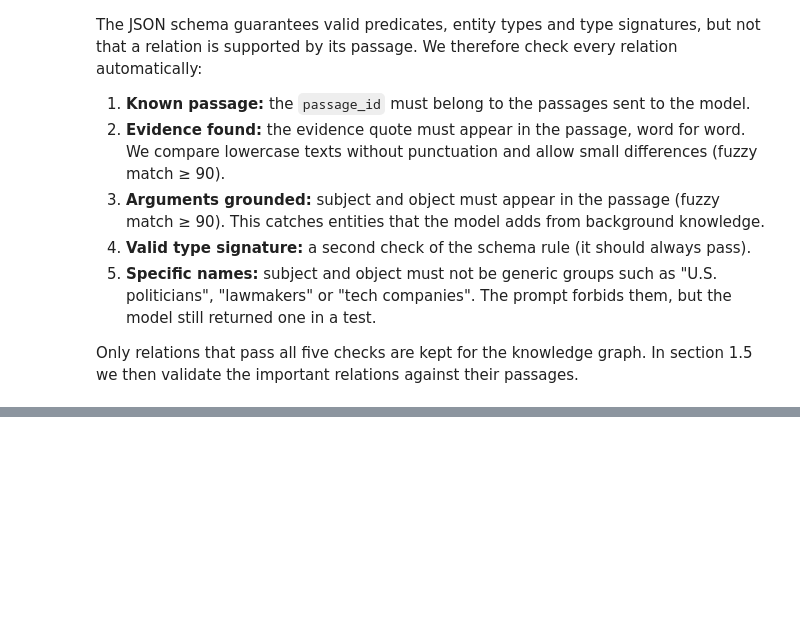
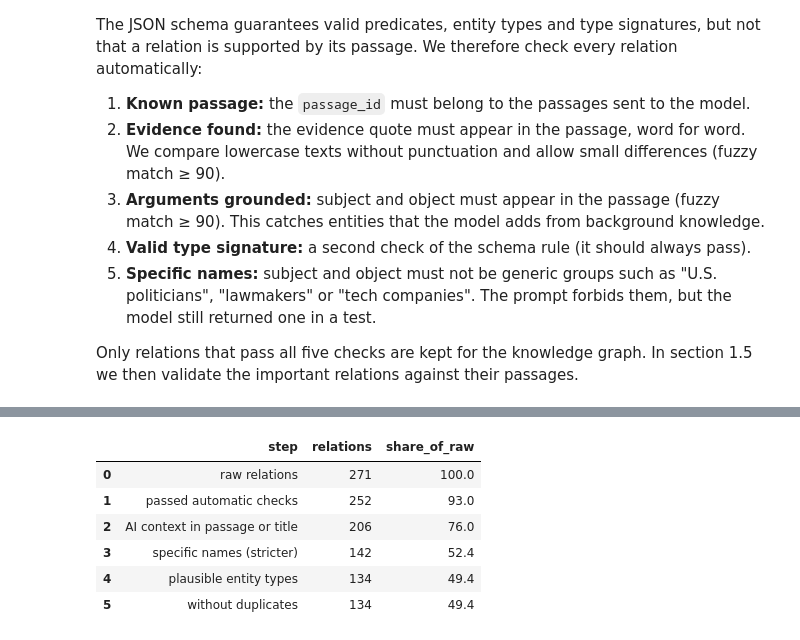
Before and after one commit to Pascingo/CTA-media-analysis, a Jupyter notebook: Stage_3.ipynb, the cells around one changed output, grey strips where cells are left out. Saved outputs shown, nothing was run; the diff lists cells and outputs as text; code cells hidden in the pictures; blank space fills up the shorter version.

```diff
--- a/Stage_3.ipynb
+++ b/Stage_3.ipynb
@@ -1663,0 +1700,96 @@ companies are so afraid of that theoretical risk since U.S. politicians decided
+# %%
+AI_TERM_PATTERN = re.compile(
+    r"\b(?:AI|A\.I\.|artificial intelligence|algorithm\w*|machine learning|chatbots?|generative|"
+    r"LLMs?|large language models?|deepfakes?|neural|automated decision\w*|GPT\w*)\b",
+    re.IGNORECASE,
+)
+AUTHORITY_NAME_PATTERN = re.compile(
+    r"\b(?:Commission|Parliament|Council|Congress|Senate|House|Government|Ministry|Department|Agency|"
+    r"Authority|Regulator|Court|Office|Institute|Administration|White House|FTC|SEC|FCC|DOJ|NIST|"
+    r"Ofcom|CNIL|ICO|Garante)\b"
+)
+NAME_STOP_TOKENS = {"the", "a", "an", "ai"}
+
+title_by_passage = passages.set_index("passage_id")["title"]
+
+
+def looks_generic(name):
+    """Generic group (list) or no capitalised word apart from 'The'/'AI'."""
+    name = str(name).strip()
+    if GENERIC_NAME_PATTERN.match(name):
+        return True
+    tokens = [t for t in re.findall(r"[\w.&'-]+", name) if t.lower() not in NAME_STOP_TOKENS]
+    return not any(t[0].isupper() or t[0].isdigit() for t in tokens)
+
+
+rel = relations_checked[relations_checked["passed_checks"]].copy()
+funnel = [("raw relations", len(relations_checked)), ("passed automatic checks", len(rel))]
+
+# 1. AI context in passage or title
+context = rel["passage_id"].map(passage_text).fillna("") + " " + rel["passage_id"].map(title_by_passage).fillna("")
+rel = rel[context.str.contains(AI_TERM_PATTERN)]
+funnel.append(("AI context in passage or title", len(rel)))
+
+# 2. Specific names (stricter)
+rel = rel[~rel["subject"].map(looks_generic) & ~rel["object"].map(looks_generic)]
+funnel.append(("specific names (stricter)", len(rel)))
+
+# 3. Plausible types
+#    a) authority names must not be typed as ORGANIZATION
+authority_as_org = (
+    ((rel["subject_type"] == O) & rel["subject"].str.contains(AUTHORITY_NAME_PATTERN))
+    | ((rel["object_type"] == O) & rel["object"].str.contains(AUTHORITY_NAME_PATTERN))
+)
+#    b) same type as in the majority of the entity's relations (if it occurs at least 3 times)
+mentions = pd.concat([
+    rel[["subject", "subject_type"]].set_axis(["name", "type"], axis=1),
+    rel[["object", "object_type"]].set_axis(["name", "type"], axis=1),
+])
+mentions["key"] = mentions["name"].map(normalize_for_match)
+type_counts = mentions.groupby("key")["type"].agg(["size", lambda s: s.mode().iat[0]])
+type_counts.columns = ["n", "majority_type"]
+majority = type_counts.loc[type_counts["n"] >= 3, "majority_type"]
+
+
+def type_conflict(name, typ):
+    key = normalize_for_match(name)
+    return key in majority.index and majority[key] != typ
+
+
+minority_type = [
+    type_conflict(s, st) or type_conflict(o, ot)
+    for s, st, o, ot in zip(rel["subject"], rel["subject_type"], rel["object"], rel["object_type"])
+]
+rel = rel[~authority_as_org & ~pd.Series(minority_type, index=rel.index)]
+funnel.append(("plausible entity types", len(rel)))
+
+# 4. Remove duplicates
+rel["subject_key"] = rel["subject"].map(normalize_for_match)
+rel["object_key"] = rel["object"].map(normalize_for_match)
+rel = rel.drop_duplicates(["passage_id", "subject_key", "predicate", "object_key"])
+funnel.append(("without duplicates", len(rel)))
+
+relations_filtered = rel.reset_index(drop=True)
+funnel_df = pd.DataFrame(funnel, columns=["step", "relations"])
+funnel_df["share_of_raw"] = (100 * funnel_df["relations"] / funnel_df["relations"].iloc[0]).round(1)
+display(funnel_df)
+
+print("Predicates after all filters:")
+display(relations_filtered["predicate"].value_counts().to_frame())
+
+relations_filtered.to_parquet(os.path.join(STAGE3_FOLDER, "relations_filtered.parquet"), index=False)
+
+# 10 random relations for a second manual check
+for _, r in relations_filtered.sample(n=min(10, len(relations_filtered)), random_state=RANDOM_STATE + 1).iterrows():
+    print("=" * 110)
+    print(f"[{r['passage_id']}]  {r['subject']} ({r['subject_type']})  --{r['predicate']} [{r['modality']}]-->  "
+          f"{r['object']} ({r['object_type']})")
+    print(f"EVIDENCE: {r['evidence']}")
+# %% [output]
+|  | step | relations | share_of_raw |
+| 0 | raw relations | 271 | 100.0 |
+| 1 | passed automatic checks | 252 | 93.0 |
+| 2 | AI context in passage or title | 206 | 76.0 |
+| 3 | specific names (stricter) | 142 | 52.4 |
+| 4 | plausible entity types | 134 | 49.4 |
+| 5 | without duplicates | 134 | 49.4 |
```
Also changed, not shown: parts of 6 cells of this notebook.
